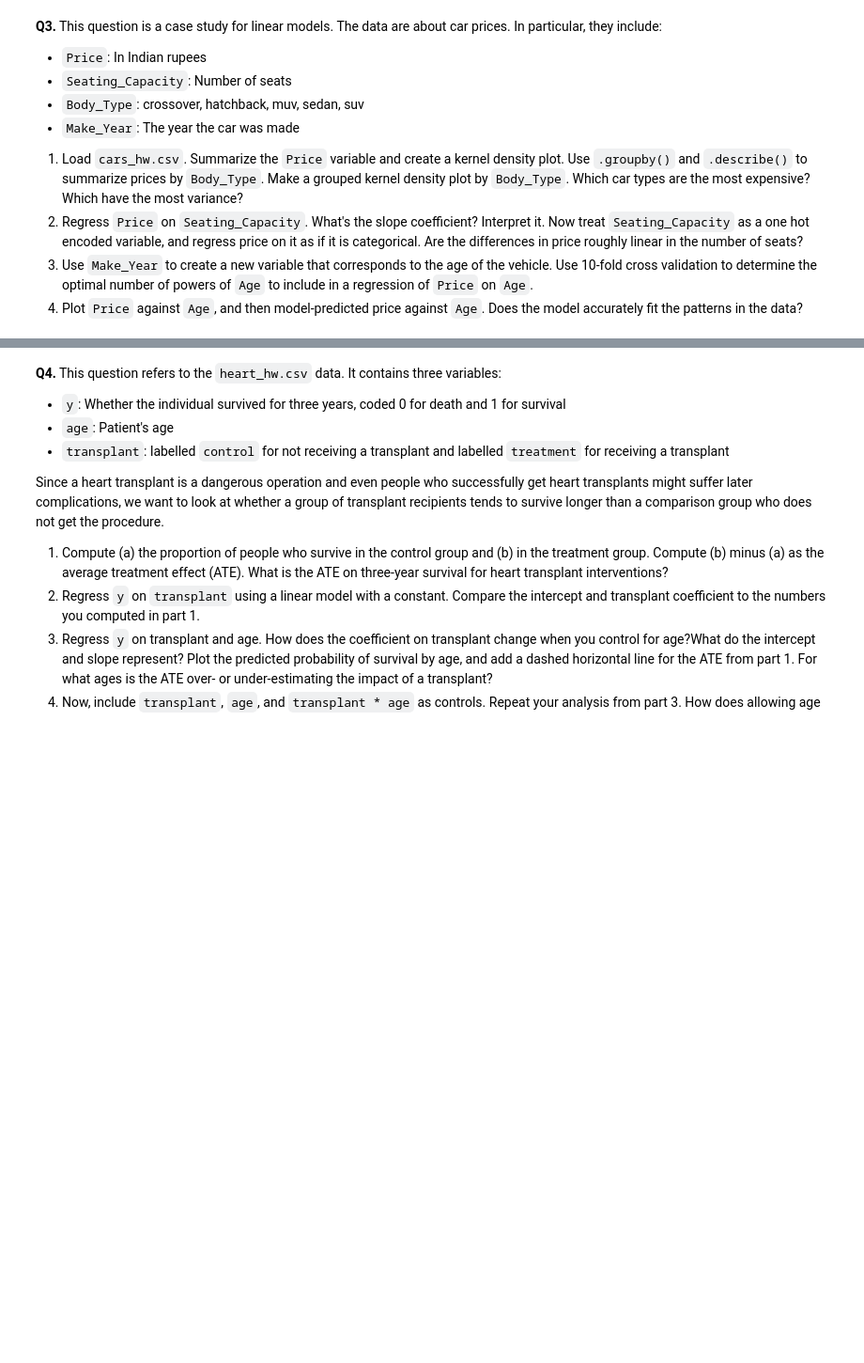
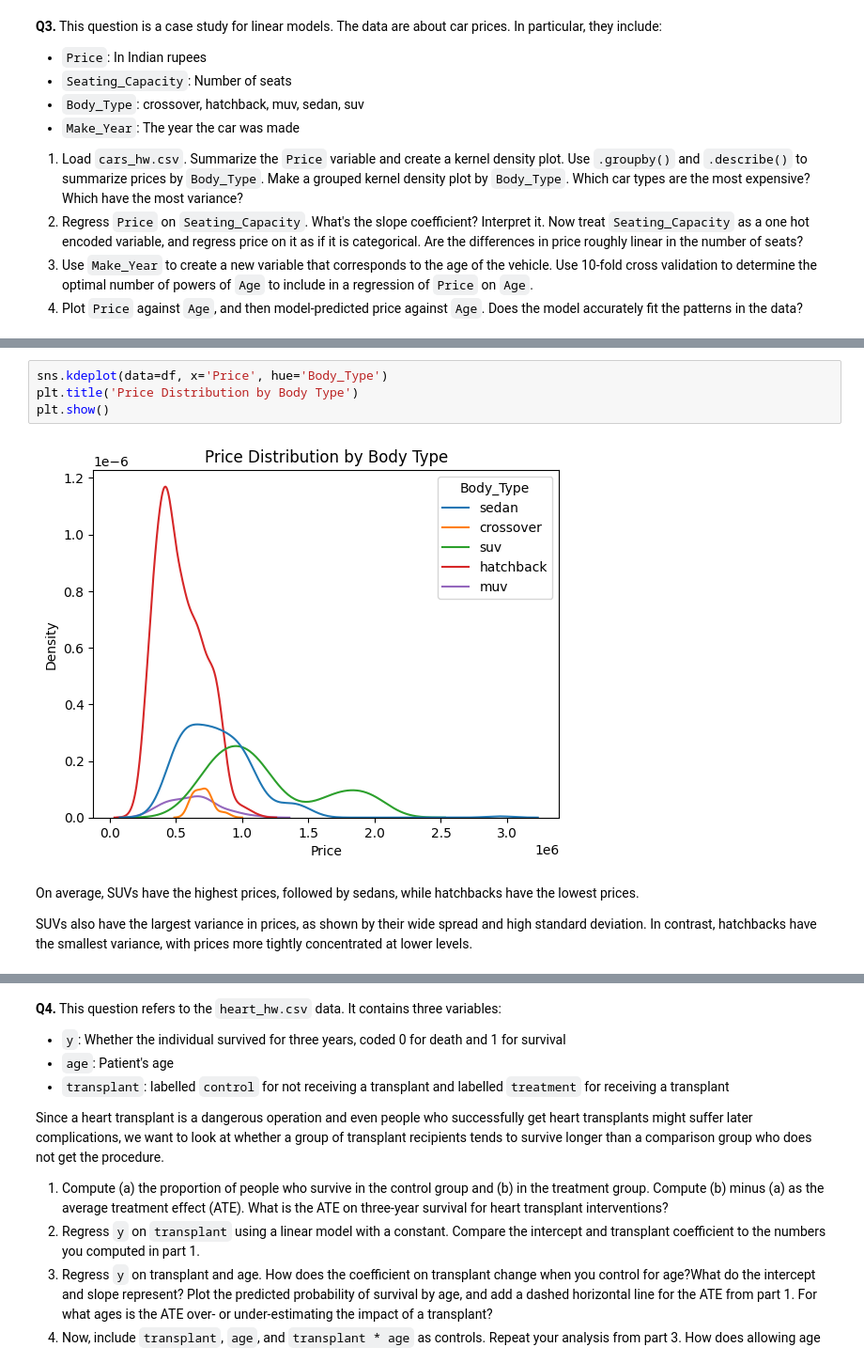
Before and after one commit to Cykim0320/airflow-project, a Jupyter notebook: 03_assignment_linear_models.ipynb, the cells around one changed output, grey strips where cells are left out. Shown at 94% size. Saved outputs shown, nothing was run; the diff lists cells and outputs as text; blank space fills up the shorter version.

```diff
--- a/03_assignment_linear_models.ipynb
+++ b/03_assignment_linear_models.ipynb
@@ -299,0 +333,10 @@ Model 6 has a slightly higher error than Model 5, suggesting that adding interac
+# %%
+sns.kdeplot(data=df, x='Price', hue='Body_Type')
+plt.title('Price Distribution by Body Type')
+plt.show()
+# %% [output]
+[figure, added]
+# %% [markdown]
+On average, SUVs have the highest prices, followed by sedans, while hatchbacks have the lowest prices.
+
+SUVs also have the largest variance in prices, as shown by their wide spread and high standard deviation. In contrast, hatchbacks have the smallest variance, with prices more tightly concentrated at lower levels.
```
Also changed, not shown: parts of 28 cells of this notebook.
